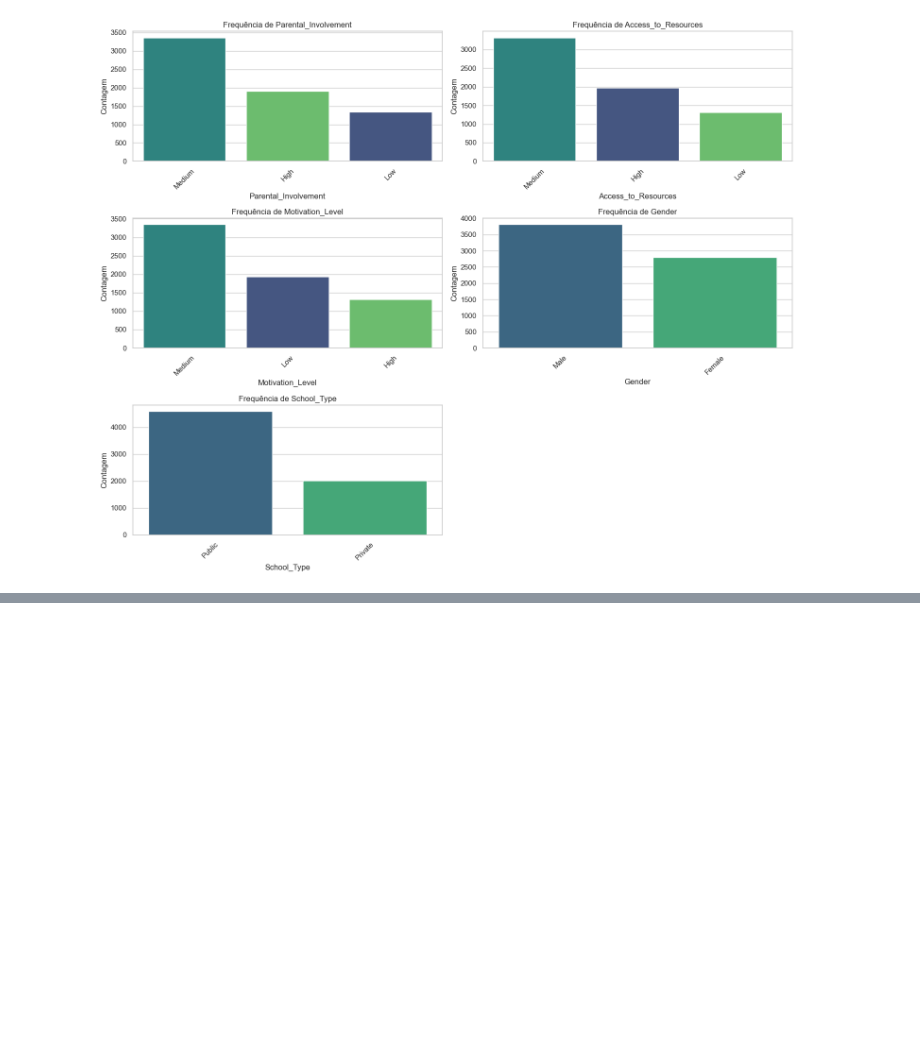
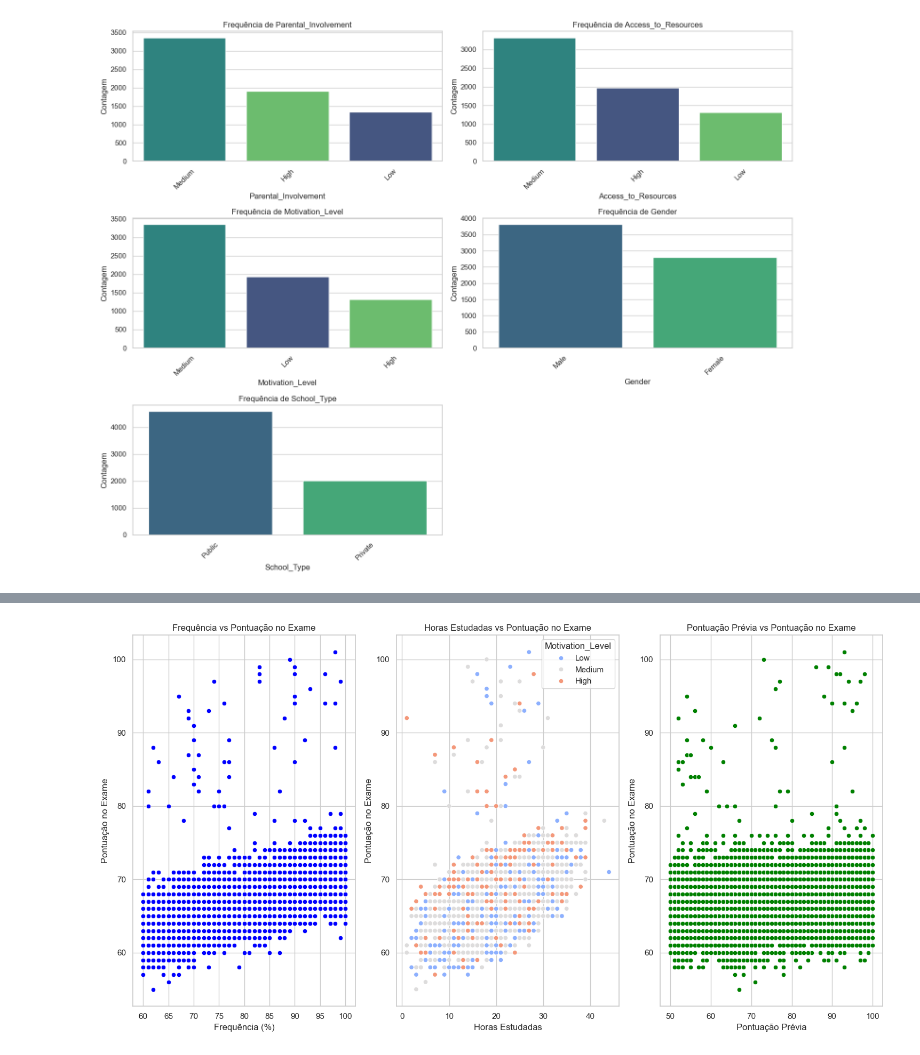
Before and after one commit to notsogreatdavi/PISI3-2024.2, a Jupyter notebook: EDA/EDA.ipynb, the cells around one changed output, grey strips where cells are left out. Drawn from its saved outputs; the diff is of its cells as text; code cells hidden in the pictures; blank space fills up the shorter version.

```diff
--- a/EDA/EDA.ipynb
+++ b/EDA/EDA.ipynb
@@ -149,0 +178,25 @@ plt.show()
+# %%
+plt.figure(figsize=(15, 8))
+
+plt.subplot(1, 3, 1)
+sns.scatterplot(data=df_students, x='Attendance', y='Exam_Score', color='blue')
+plt.title('Frequência vs Pontuação no Exame')
+plt.xlabel('Frequência (%)')
+plt.ylabel('Pontuação no Exame')
+
+plt.subplot(1, 3, 2)
+sns.scatterplot(data=df_students, x='Hours_Studied', y='Exam_Score', hue='Motivation_Level', palette='coolwarm')
+plt.title('Horas Estudadas vs Pontuação no Exame')
+plt.xlabel('Horas Estudadas')
+plt.ylabel('Pontuação no Exame')
+
+plt.subplot(1, 3, 3)
+sns.scatterplot(data=df_students, x='Previous_Scores', y='Exam_Score', color='green')
+plt.title('Pontuação Prévia vs Pontuação no Exame')
+plt.xlabel('Pontuação Prévia')
+plt.ylabel('Pontuação no Exame')
+
+plt.tight_layout()
+plt.show()
+# %% [output]
+[figure, added]
```
Also changed, not shown: parts of 4 cells of this notebook.
